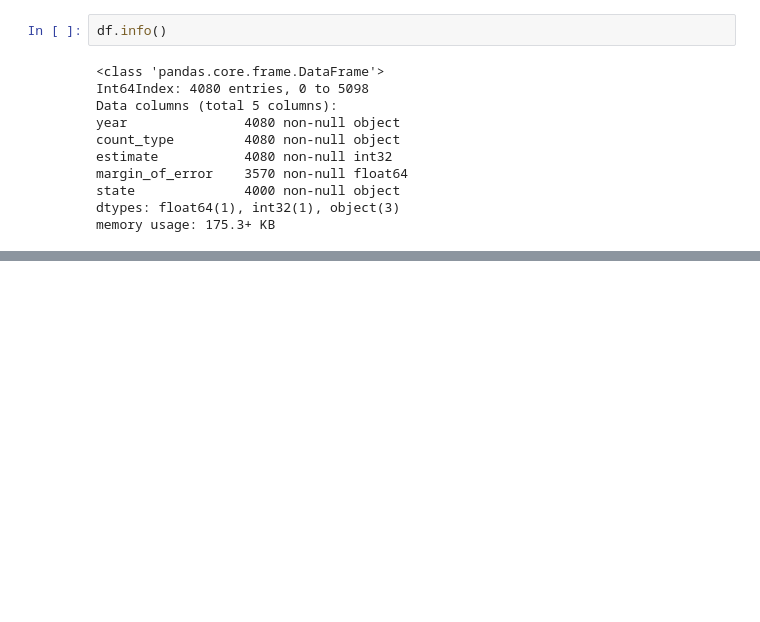
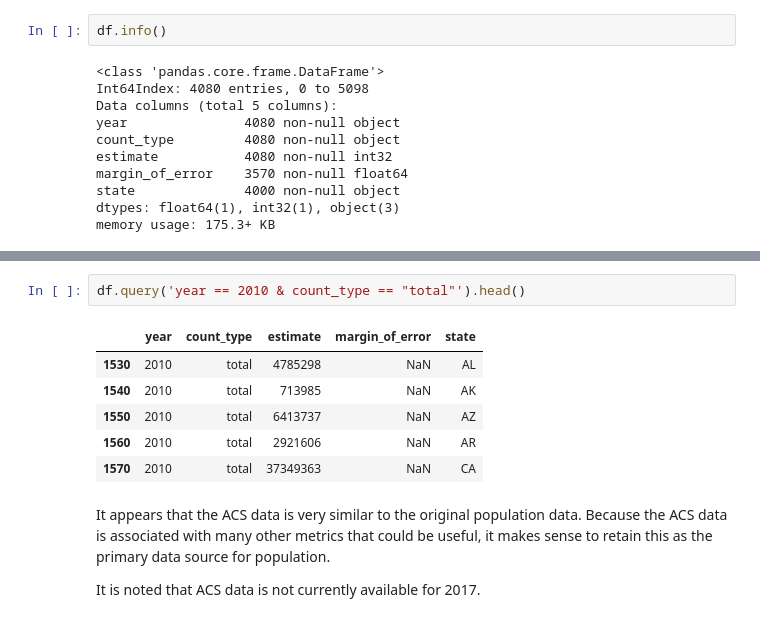
Before and after one commit to rebeccaebarnes/Homelessness, a Jupyter notebook: population.ipynb, the cells around one changed output, grey strips where cells are left out. Cells and saved outputs as stored; diff of their text form; blank space fills up the shorter version.

Commit message:
eda: Compare ACS to Census population estimates

```diff
--- a/population.ipynb
+++ b/population.ipynb
@@ -327,0 +342,13 @@ memory usage: 175.3+ KB
+# %%
+df.query('year == 2010 & count_type == "total"').head()
+# %% [output]
+|  | year | count_type | estimate | margin_of_error | state |
+| 1530 | 2010 | total | 4785298 | NaN | AL |
+| 1540 | 2010 | total | 713985 | NaN | AK |
+| 1550 | 2010 | total | 6413737 | NaN | AZ |
+| 1560 | 2010 | total | 2921606 | NaN | AR |
+| 1570 | 2010 | total | 37349363 | NaN | CA |
+# %% [markdown]
+It appears that the ACS data is very similar to the original population data. Because the ACS data is associated with many other metrics that could be useful, it makes sense to retain this as the primary data source for population.
+
+It is noted that ACS data is not currently available for 2017.
```
Also changed, not shown: parts of 4 cells of this notebook.
